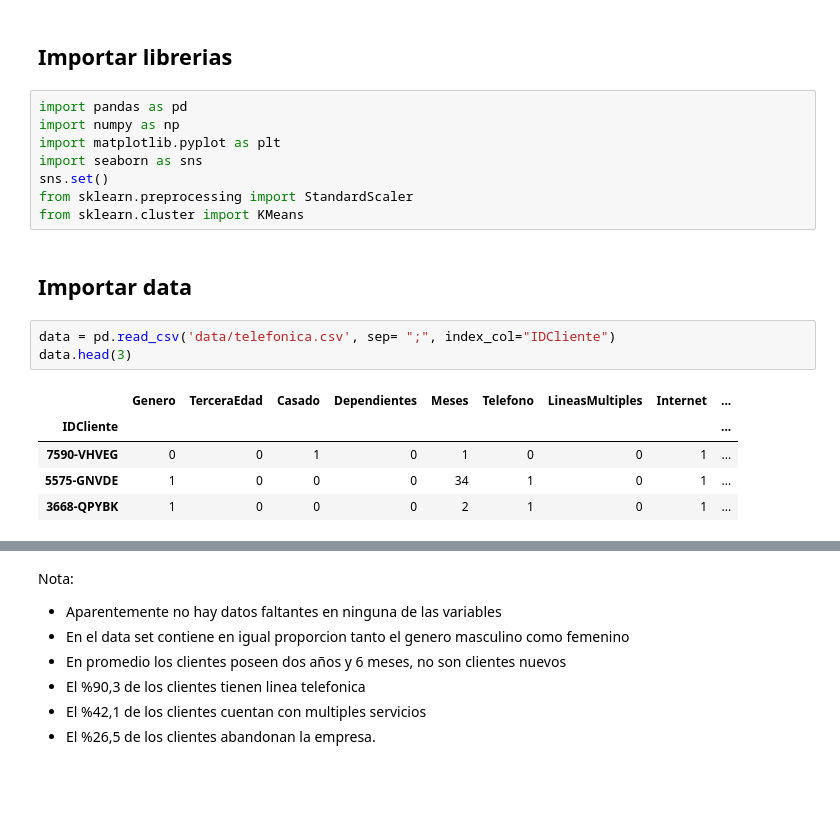
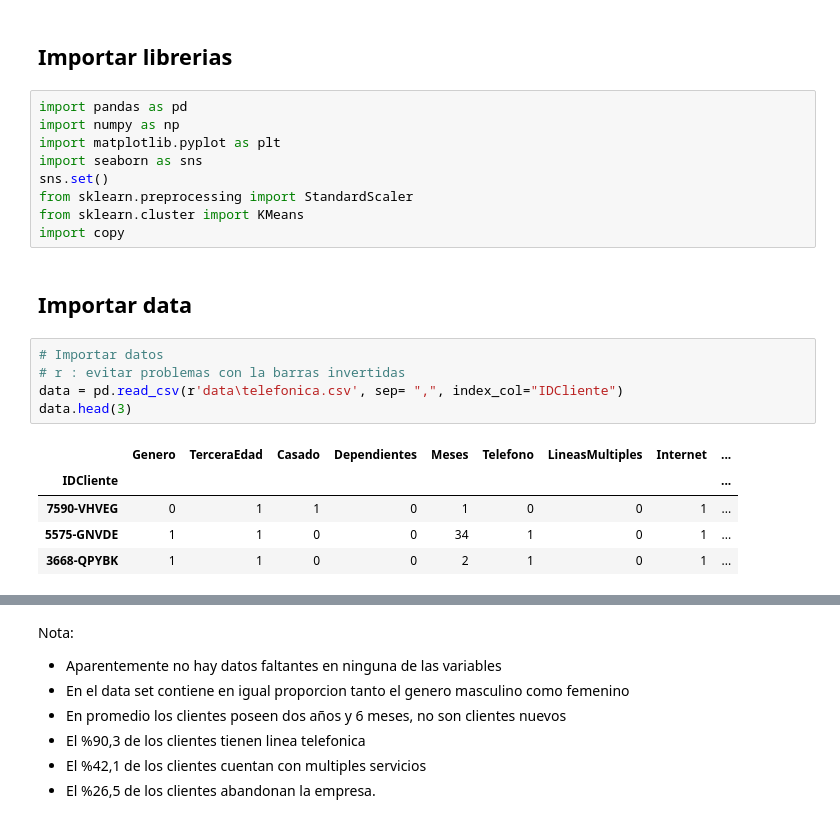
Before and after one commit to antoniomedina99/Curso_Machine_Learning_Aplicada_a_Marketing_Analytics_con_Python, a Jupyter notebook: Análisis de Clústeres con K-Means/Clusteres k mins.ipynb, the cells around one changed output, grey strips where cells are left out. Drawn from its saved outputs; the diff is of its cells as text; blank space fills up the shorter version.

```diff
--- a/Análisis de Clústeres con K-Means/Clusteres k mins.ipynb
+++ b/Análisis de Clústeres con K-Means/Clusteres k mins.ipynb
@@ -10,17 +10,20 @@ import seaborn as sns
 sns.set()
 from sklearn.preprocessing import StandardScaler
 from sklearn.cluster import KMeans
+import copy
 # %% [markdown]
 ## Importar data
 # %%
-data = pd.read_csv('data/telefonica.csv', sep= ";", index_col="IDCliente")
+# Importar datos
+# r : evitar problemas con la barras invertidas
+data = pd.read_csv(r'data\telefonica.csv', sep= ",", index_col="IDCliente")
 data.head(3)
 # %% [output]
 |  | Genero | TerceraEdad | Casado | Dependientes | Meses | Telefono | LineasMultiples | Internet | ... |
 | IDCliente |  |  |  |  |  |  |  |  | ... |
-| 7590-VHVEG | 0 | 0 | 1 | 0 | 1 | 0 | 0 | 1 | ... |
-| 5575-GNVDE | 1 | 0 | 0 | 0 | 34 | 1 | 0 | 1 | ... |
-| 3668-QPYBK | 1 | 0 | 0 | 0 | 2 | 1 | 0 | 1 | ... |
+| 7590-VHVEG | 0 | 1 | 1 | 0 | 1 | 0 | 0 | 1 | ... |
+| 5575-GNVDE | 1 | 1 | 0 | 0 | 34 | 1 | 0 | 1 | ... |
+| 3668-QPYBK | 1 | 1 | 0 | 0 | 2 | 1 | 0 | 1 | ... |
 # %%
 data.describe()
 # %% [output]
```
Also changed, not shown: parts of 16 cells of this notebook, 5 other files.
